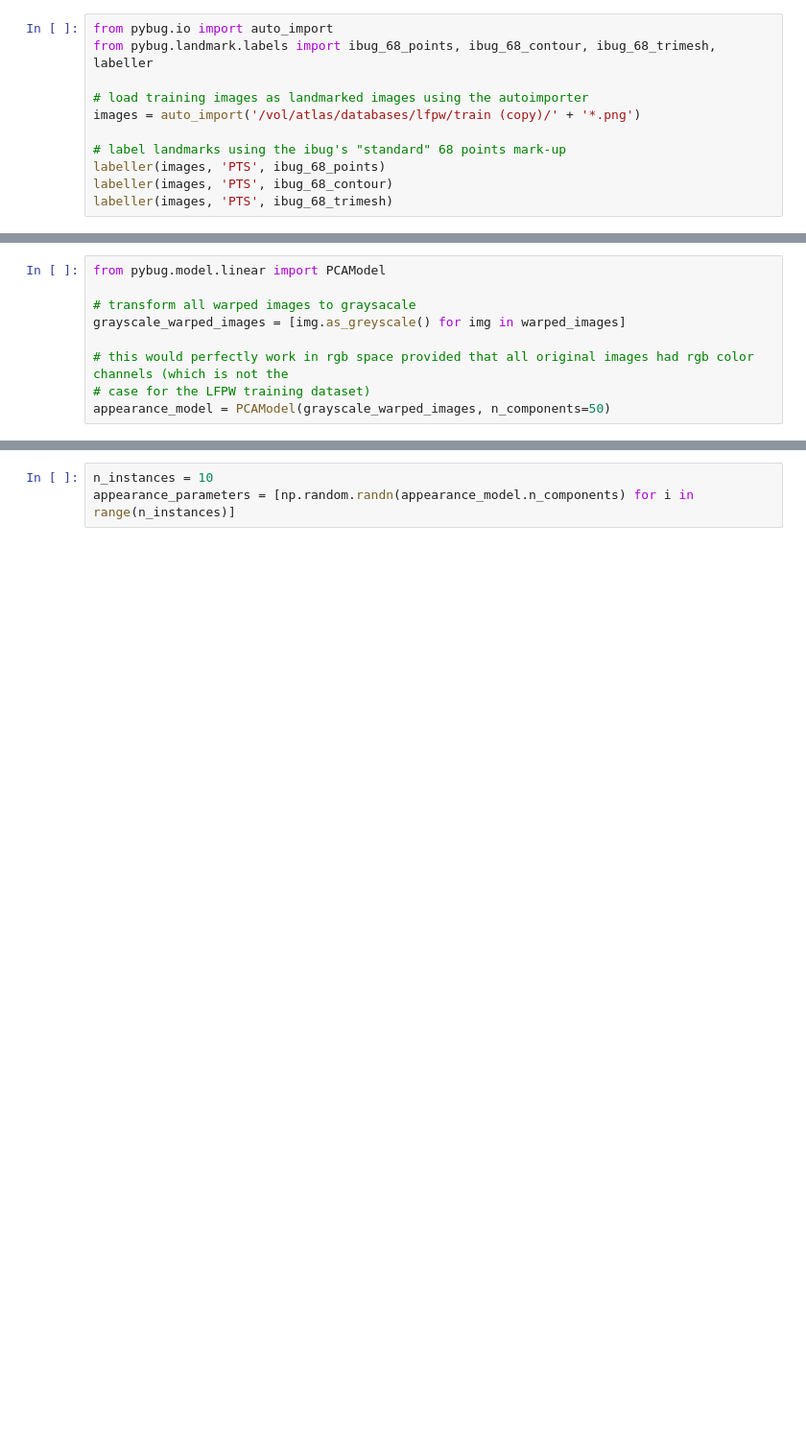
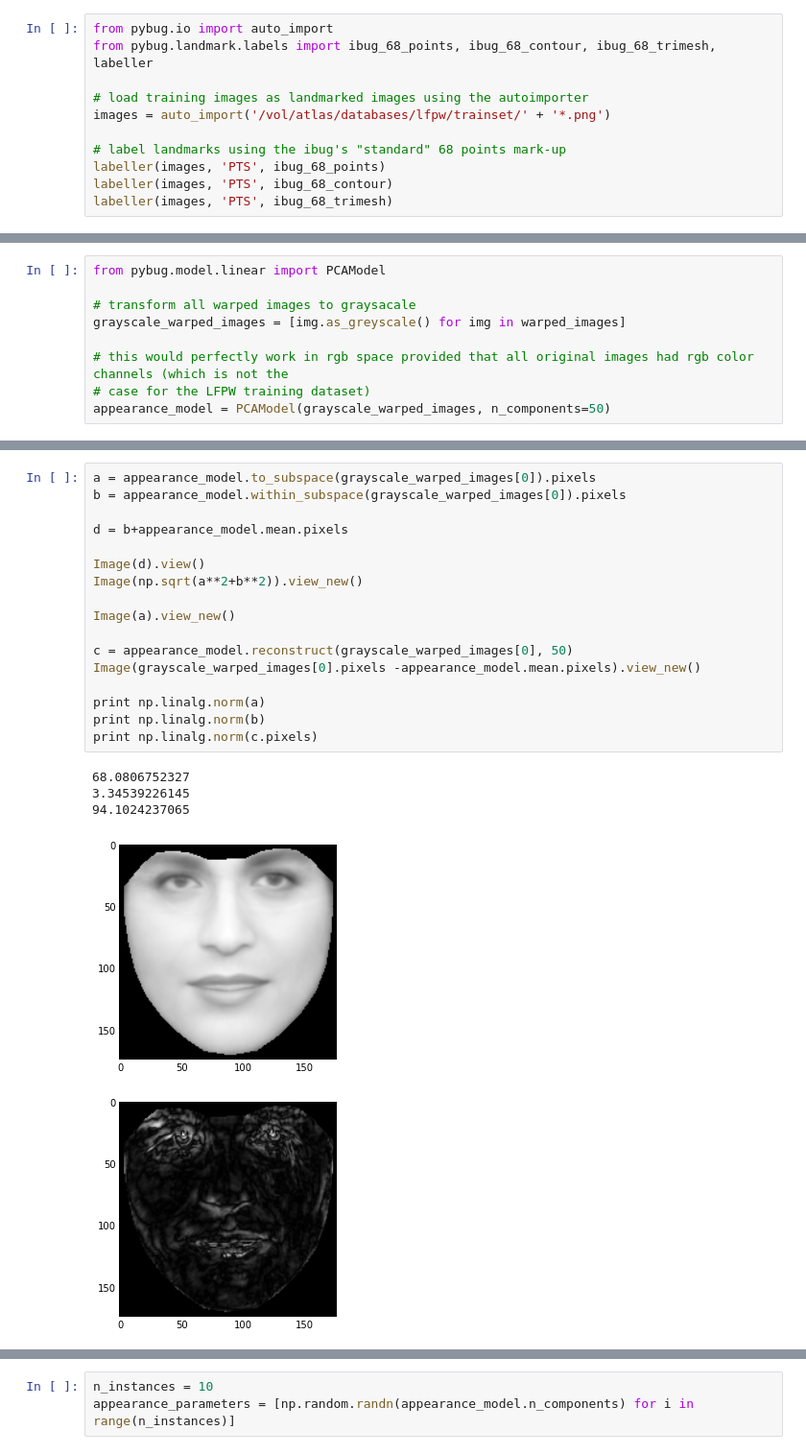
Before and after one commit to menpo/menpo, a Jupyter notebook: examples/Build AAMs with PWA.ipynb, the cells around one changed output, grey strips where cells are left out. Shown at 96% size. Cells and saved outputs as stored; diff of their text form; blank space fills up the shorter version.

```diff
--- a/examples/Build AAMs with PWA.ipynb
+++ b/examples/Build AAMs with PWA.ipynb
@@ -10,7 +10,7 @@ from pybug.io import auto_import
 from pybug.landmark.labels import ibug_68_points, ibug_68_contour, ibug_68_trimesh, labeller
 
 # load training images as landmarked images using the autoimporter
-images = auto_import('/vol/atlas/databases/lfpw/train (copy)/' + '*.png')
+images = auto_import('/vol/atlas/databases/lfpw/trainset/' + '*.png')
 
 # label landmarks using the ibug's "standard" 68 points mark-up
 labeller(images, 'PTS', ibug_68_points)
@@ -153,0 +199,23 @@ appearance_model = PCAModel(grayscale_warped_images, n_components=50)
+# %%
+a = appearance_model.to_subspace(grayscale_warped_images[0]).pixels
+b = appearance_model.within_subspace(grayscale_warped_images[0]).pixels
+
+d = b+appearance_model.mean.pixels
+
+Image(d).view()
+Image(np.sqrt(a**2+b**2)).view_new()
+
+Image(a).view_new()
+
+c = appearance_model.reconstruct(grayscale_warped_images[0], 50)
+Image(grayscale_warped_images[0].pixels -appearance_model.mean.pixels).view_new()
+
+print np.linalg.norm(a)
+print np.linalg.norm(b)
+print np.linalg.norm(c.pixels)
+# %% [output]
+68.0806752327
+3.34539226145
+94.1024237065
+[figure, added]
+[figure, added]
```
Also changed, not shown: parts of 15 cells of this notebook, 8 other files.
